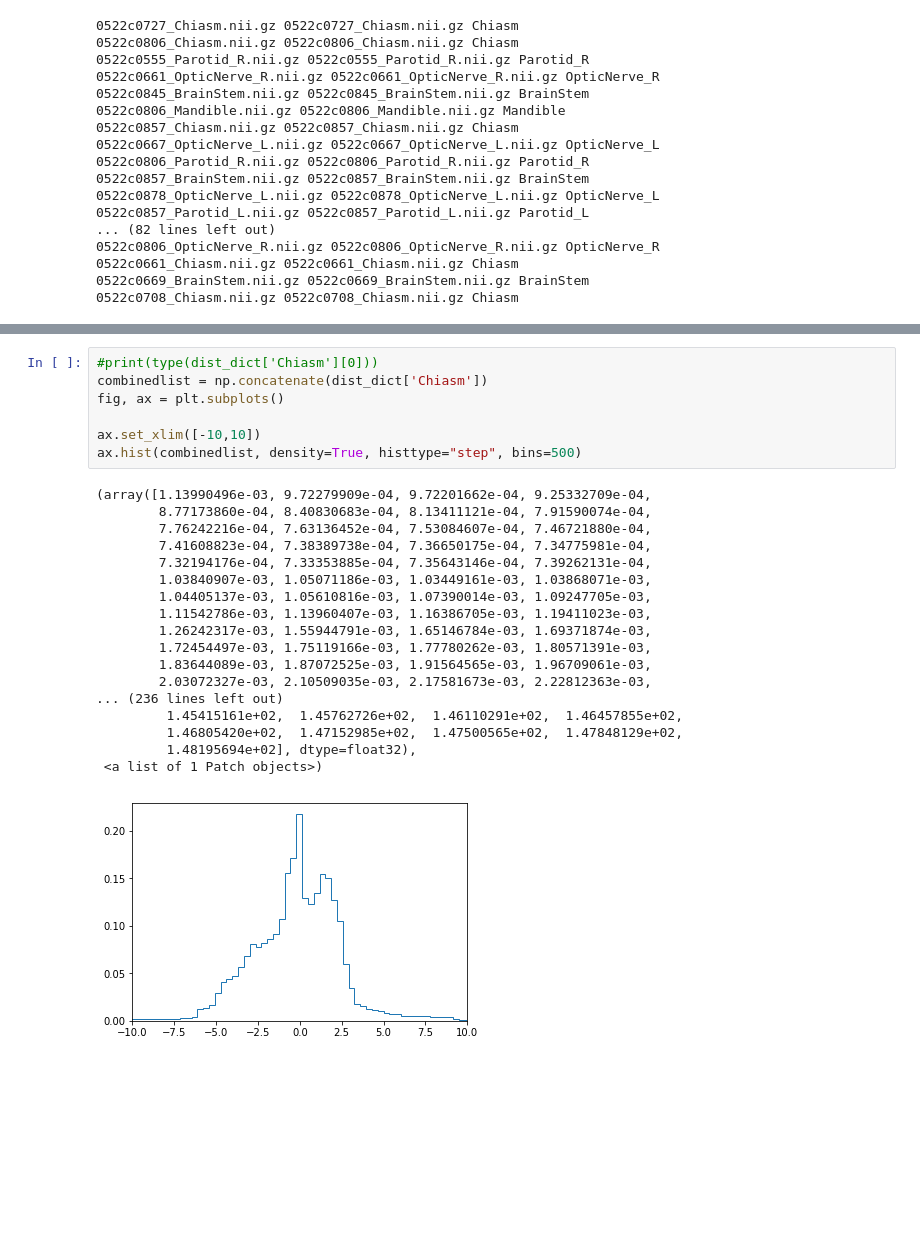
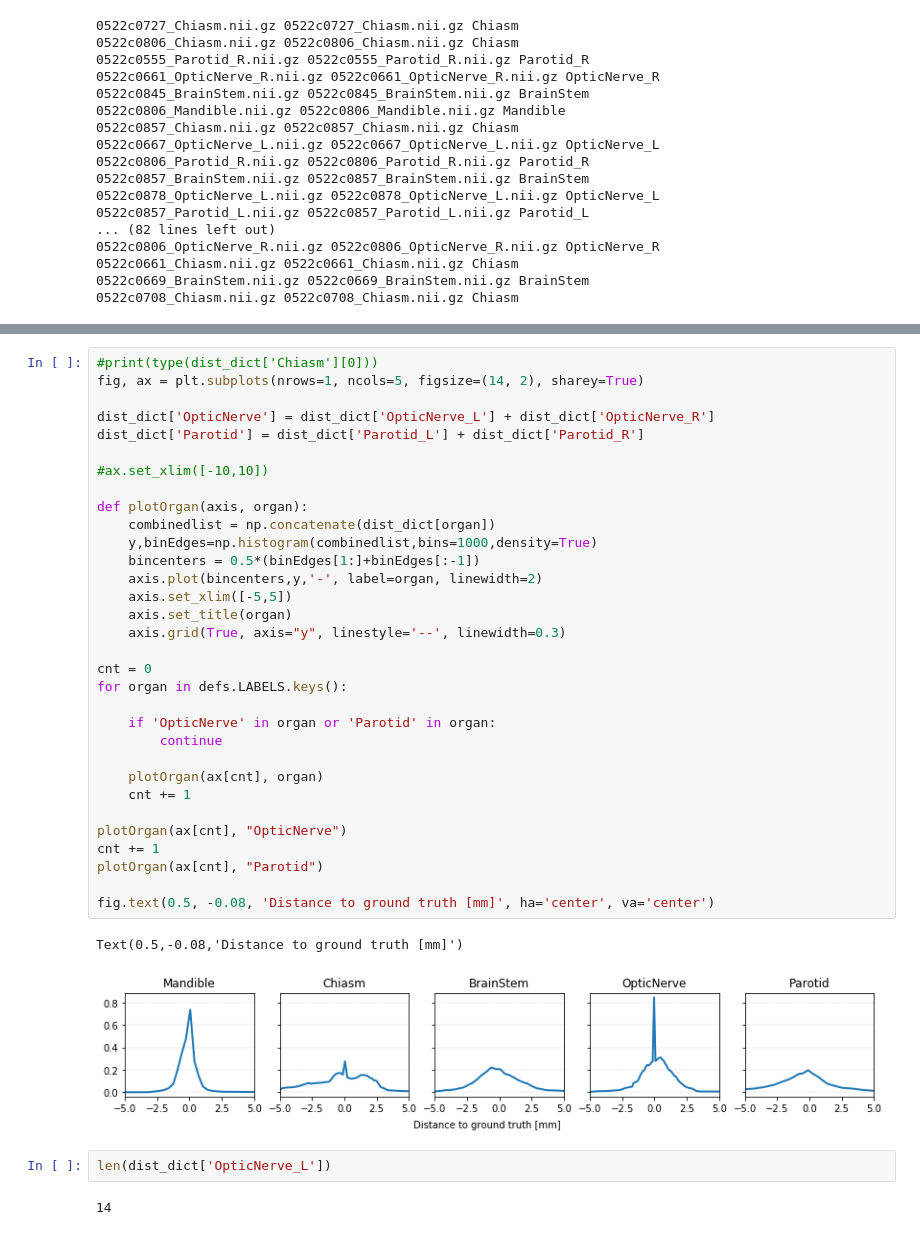
Before and after one commit to elitap/NiftyNet, a Jupyter notebook: scripts/jupyter/calculate_dmap_statistics.ipynb, the cells around one changed output, grey strips where cells are left out. Saved outputs shown, nothing was run; the diff lists cells and outputs as text; blank space fills up the shorter version.

```diff
--- a/scripts/jupyter/calculate_dmap_statistics.ipynb
+++ b/scripts/jupyter/calculate_dmap_statistics.ipynb
@@ -77,26 +81,39 @@ ax.plot(bincenters,y,'-')
-# %%
-#print(type(dist_dict['Chiasm'][0]))
-combinedlist = np.concatenate(dist_dict['Chiasm'])
-fig, ax = plt.subplots()
-
-ax.set_xlim([-10,10])
-ax.hist(combinedlist, density=True, histtype="step", bins=500)
-# %% [output]
-(array([1.13990496e-03, 9.72279909e-04, 9.72201662e-04, 9.25332709e-04,
-        8.77173860e-04, 8.40830683e-04, 8.13411121e-04, 7.91590074e-04,
-        7.76242216e-04, 7.63136452e-04, 7.53084607e-04, 7.46721880e-04,
-        7.41608823e-04, 7.38389738e-04, 7.36650175e-04, 7.34775981e-04,
-        7.32194176e-04, 7.33353885e-04, 7.35643146e-04, 7.39262131e-04,
-        1.03840907e-03, 1.05071186e-03, 1.03449161e-03, 1.03868071e-03,
-        1.04405137e-03, 1.05610816e-03, 1.07390014e-03, 1.09247705e-03,
-        1.11542786e-03, 1.13960407e-03, 1.16386705e-03, 1.19411023e-03,
-        1.26242317e-03, 1.55944791e-03, 1.65146784e-03, 1.69371874e-03,
-        1.72454497e-03, 1.75119166e-03, 1.77780262e-03, 1.80571391e-03,
-        1.83644089e-03, 1.87072525e-03, 1.91564565e-03, 1.96709061e-03,
-        2.03072327e-03, 2.10509035e-03, 2.17581673e-03, 2.22812363e-03,
-... (236 lines left out)
-         1.45415161e+02,  1.45762726e+02,  1.46110291e+02,  1.46457855e+02,
-         1.46805420e+02,  1.47152985e+02,  1.47500565e+02,  1.47848129e+02,
-         1.48195694e+02], dtype=float32),
- <a list of 1 Patch objects>)
-[figure, removed]
+# %%
+#print(type(dist_dict['Chiasm'][0]))
+fig, ax = plt.subplots(nrows=1, ncols=5, figsize=(14, 2), sharey=True)
+
+dist_dict['OpticNerve'] = dist_dict['OpticNerve_L'] + dist_dict['OpticNerve_R']
+dist_dict['Parotid'] = dist_dict['Parotid_L'] + dist_dict['Parotid_R']
+
+#ax.set_xlim([-10,10])
+
+def plotOrgan(axis, organ):
+    combinedlist = np.concatenate(dist_dict[organ])
+    y,binEdges=np.histogram(combinedlist,bins=1000,density=True)
+    bincenters = 0.5*(binEdges[1:]+binEdges[:-1])
+    axis.plot(bincenters,y,'-', label=organ, linewidth=2)
+    axis.set_xlim([-5,5])
+    axis.set_title(organ)
+    axis.grid(True, axis="y", linestyle='--', linewidth=0.3)
+
+cnt = 0
+for organ in defs.LABELS.keys():
+
+    if 'OpticNerve' in organ or 'Parotid' in organ:
+        continue
+
+    plotOrgan(ax[cnt], organ)
+    cnt += 1
+
+plotOrgan(ax[cnt], "OpticNerve")
+cnt += 1
+plotOrgan(ax[cnt], "Parotid")
+
+fig.text(0.5, -0.08, 'Distance to ground truth [mm]', ha='center', va='center')
+# %% [output]
+Text(0.5,-0.08,'Distance to ground truth [mm]')
+[figure, added]
+# %%
+len(dist_dict['OpticNerve_L'])
+# %% [output]
+14
```
Also changed, not shown: parts of 1 cell of this notebook, 8 other files.
